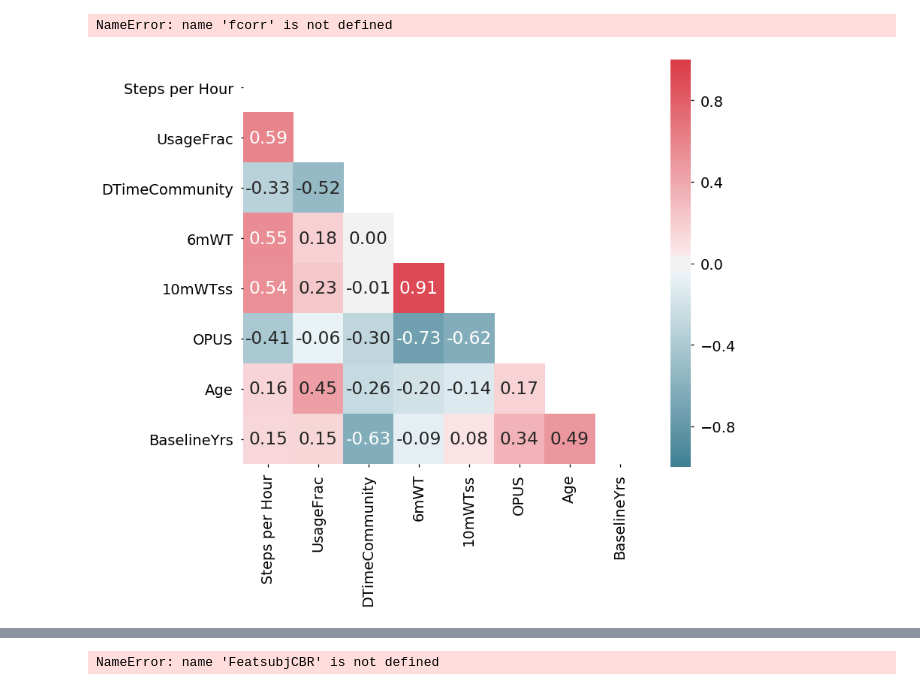
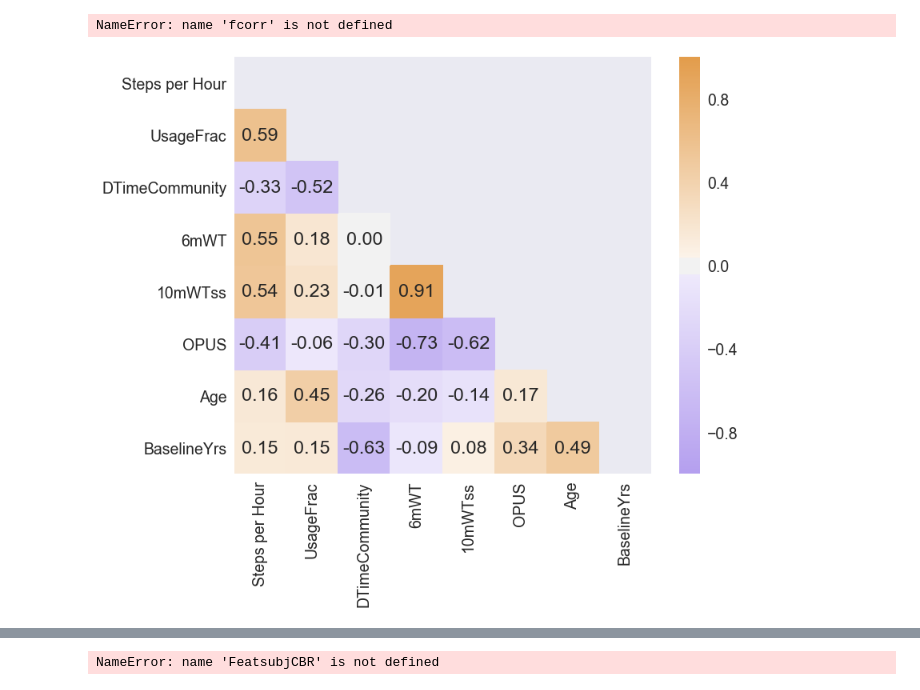
Before and after one commit to Luke3D/CbrAnalysis, a Jupyter notebook: PaperAnalysis.ipynb, the cells around one changed output, grey strips where cells are left out. Cells and saved outputs as stored; diff of their text form; code cells hidden in the pictures.

```diff
--- a/PaperAnalysis.ipynb
+++ b/PaperAnalysis.ipynb
@@ -429,15 +432,15 @@ NameError: name 'fcorr' is not defined
 # %%
 fcorr = Featsubj.drop(['NewBrace','SubjID'],axis=1)[['Steps per Hour','UsageFrac','DTimeCommunity','6mWT','10mWTss','OPUS','Age','BaselineYrs']].corr()
 #generate an triangular correlation matrix
 mask = np.zeros_like(fcorr, dtype=np.bool)
 mask[np.triu_indices_from(mask)] = True
-cmap = sns.diverging_palette(220, 10, as_cmap=True)
+cmap = sns.diverging_palette(275, 45, 80, 70, as_cmap=True)
 sns.set_context('talk',font_scale=1.5)
 plt.figure(figsize=(12,10))
 # sns.heatmap(data=fcorr,mask=mask,cmap="PiYG",annot=True,fmt='.2f',square=True, vmin=-1, vmax=1)
 sns.heatmap(data=fcorr,mask=mask,cmap=cmap,annot=True,fmt='.2f',square=True, vmin=-1, vmax=1)
 sns.set_context('talk',font_scale=1)
 # plt.title('Pearson r - Personal Device Features')
-plt.savefig('./Figs/corr_personal.jpg',dpi=600)
+plt.savefig('./corr_personal.jpg',dpi=400)
 # %% [output]
-[figure, old version]
+[figure, new version]
```
Also changed, not shown: parts of 29 cells of this notebook.
